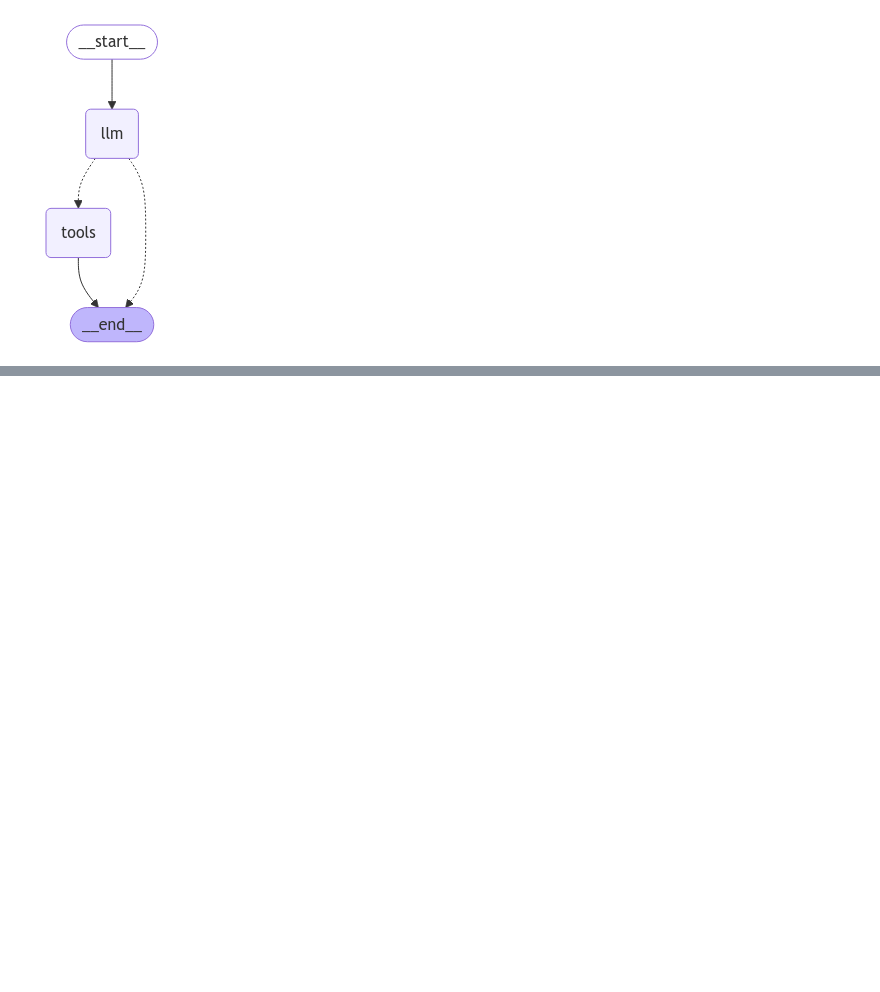
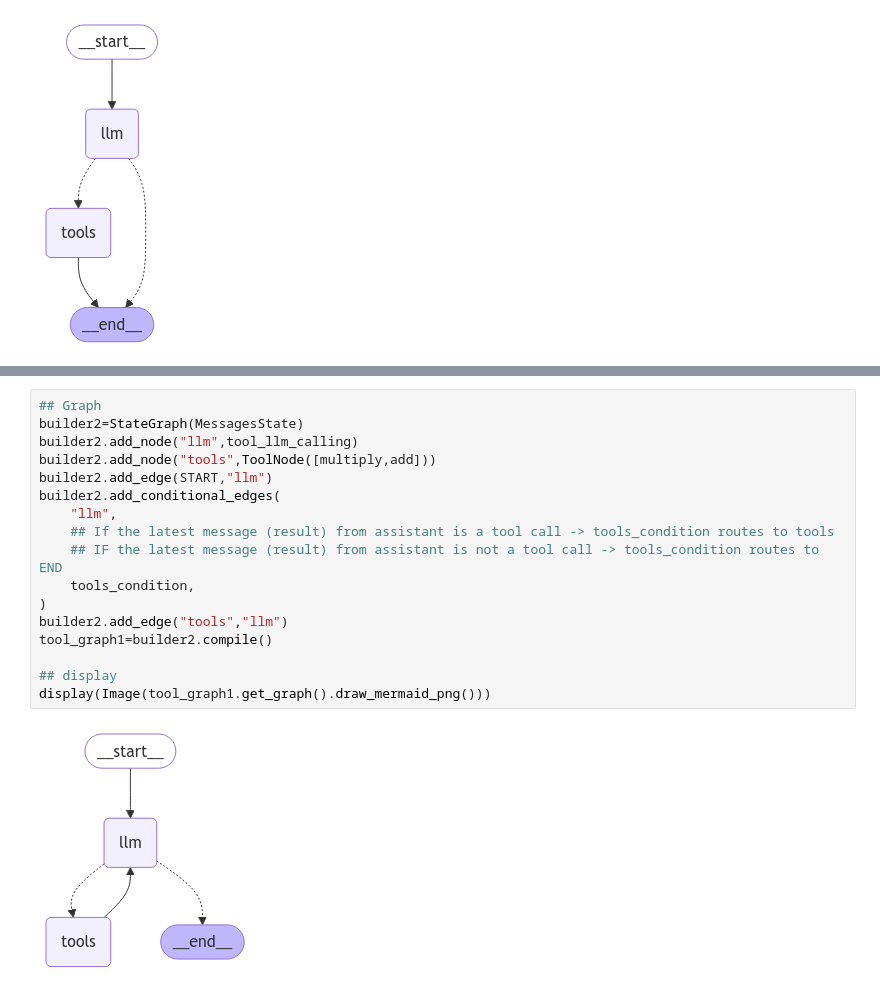
Before and after one commit to rahulsamant37/Daily-Task, a Jupyter notebook: Agentic-AI/langgraph-chains.ipynb, the cells around one changed output, grey strips where cells are left out. Saved outputs shown, nothing was run; the diff lists cells and outputs as text; blank space fills up the shorter version.

```diff
--- a/Agentic-AI/langgraph-chains.ipynb
+++ b/Agentic-AI/langgraph-chains.ipynb
@@ -197,0 +198,19 @@ Samay Raina is a name that might refer to a specific individual, but without mor
+# %%
+## Graph
+builder2=StateGraph(MessagesState)
+builder2.add_node("llm",tool_llm_calling)
+builder2.add_node("tools",ToolNode([multiply,add]))
+builder2.add_edge(START,"llm")
+builder2.add_conditional_edges(
+    "llm",
+    ## If the latest message (result) from assistant is a tool call -> tools_condition routes to tools
+    ## IF the latest message (result) from assistant is not a tool call -> tools_condition routes to END
+    tools_condition,
+)
+builder2.add_edge("tools","llm")
+tool_graph1=builder2.compile()
+
+## display
+display(Image(tool_graph1.get_graph().draw_mermaid_png()))
+# %% [output]
+[figure, added]
```
Also changed, not shown: parts of 8 cells of this notebook.
